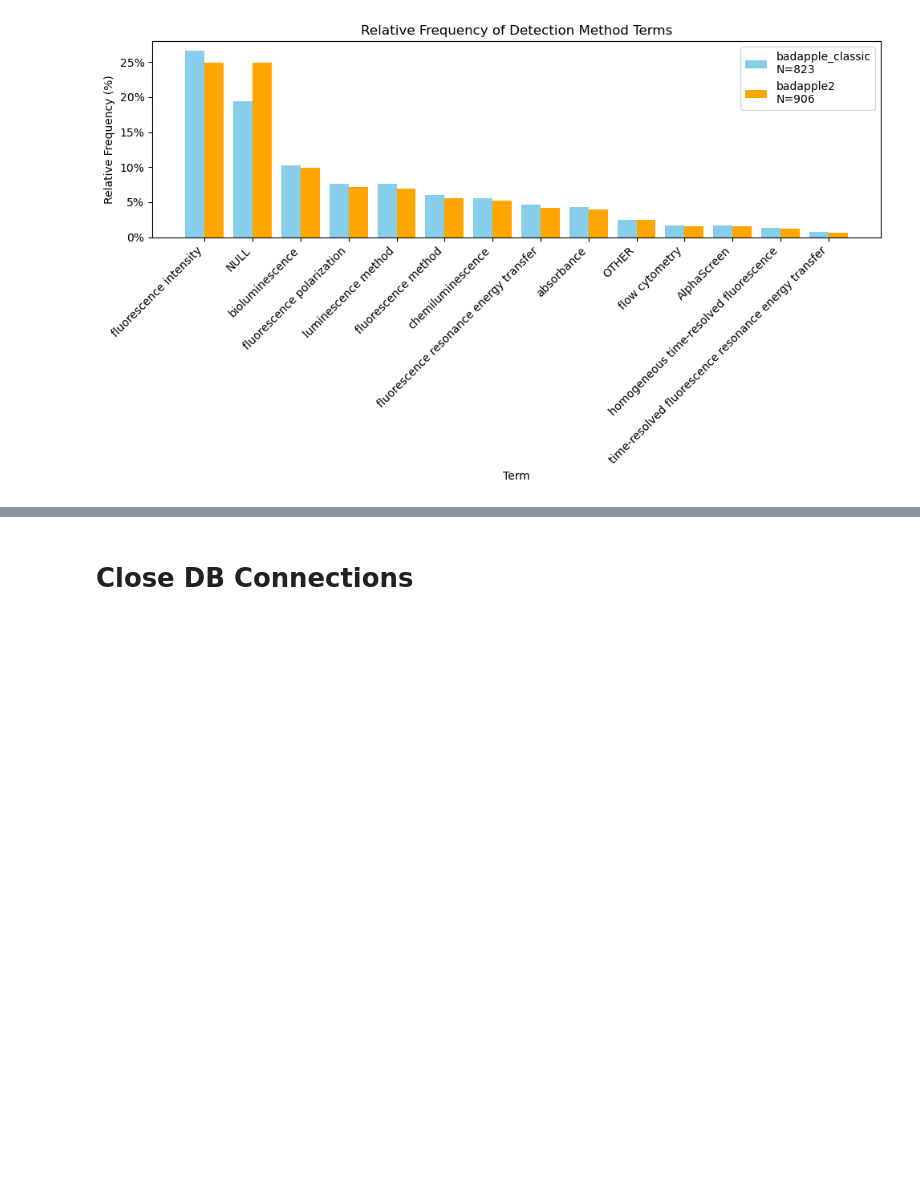
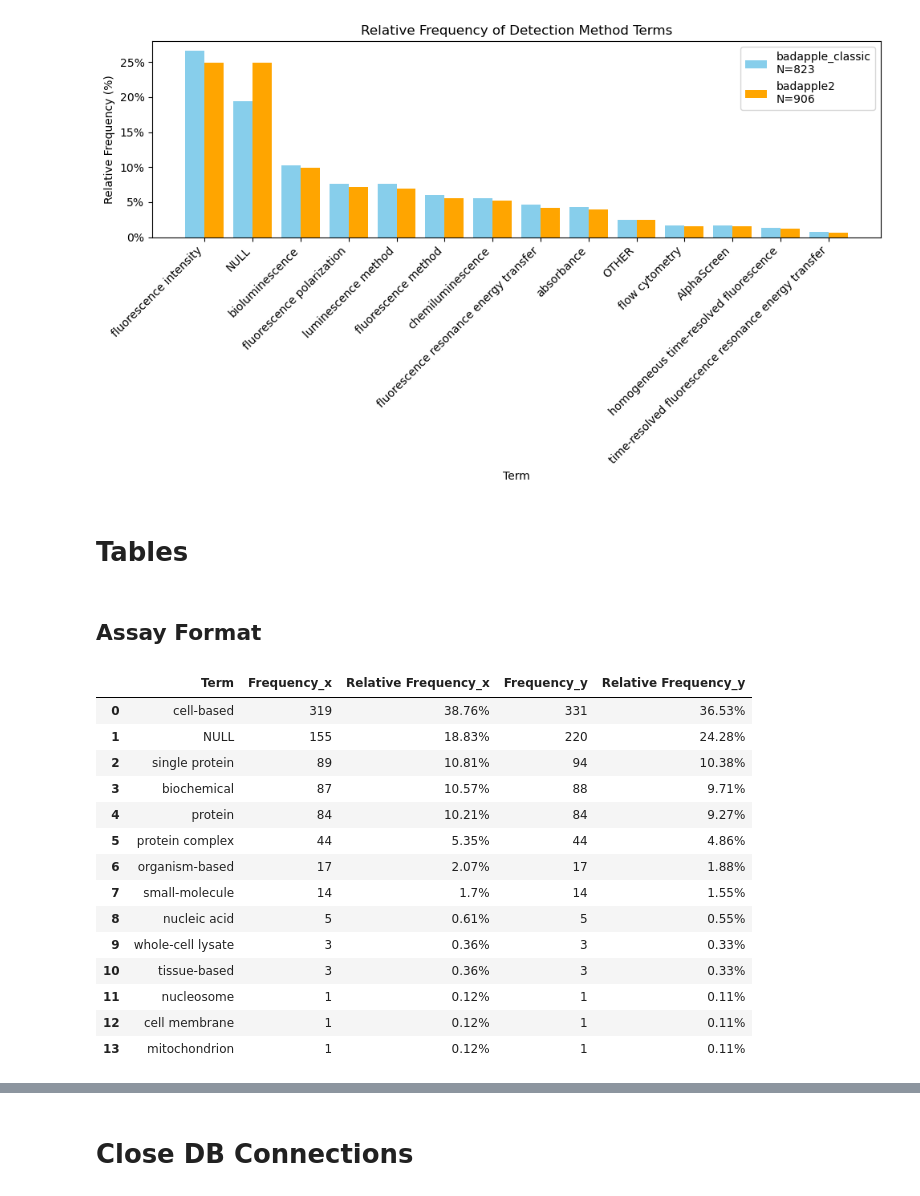
Before and after one commit to unmtransinfo/Badapple2, a Jupyter notebook: src/notebooks/badapple2-vs-classic_assay_annotations.ipynb, the cells around one changed output, grey strips where cells are left out. Drawn from its saved outputs; the diff is of its cells as text; code cells hidden in the pictures; blank space fills up the shorter version.

```diff
--- a/src/notebooks/badapple2-vs-classic_assay_annotations.ipynb
+++ b/src/notebooks/badapple2-vs-classic_assay_annotations.ipynb
@@ -282,2 +313,4 @@ plot_frequency_comparison(df1, df2, ORIGINAL_DB_NAME, COMPARISON_DB_NAME,
 # %% [output]
 [figure]
+# %% [markdown]
+# Tables
@@ -283,0 +320,25 @@ plot_frequency_comparison(df1, df2, ORIGINAL_DB_NAME, COMPARISON_DB_NAME,
+# %% [markdown]
+## Assay Format
+# %%
+fill_in_rel_frequency(format_df1)
+fill_in_rel_frequency(format_df2)
+format_rel_freq(format_df1)
+format_rel_freq(format_df2)
+format_df = pd.merge(format_df1, format_df2, on="Term")
+format_df
+# %% [output]
+|  | Term | Frequency_x | Relative Frequency_x | Frequency_y | Relative Frequency_y |
+| 0 | cell-based | 319 | 38.76% | 331 | 36.53% |
+| 1 | NULL | 155 | 18.83% | 220 | 24.28% |
+| 2 | single protein | 89 | 10.81% | 94 | 10.38% |
+| 3 | biochemical | 87 | 10.57% | 88 | 9.71% |
+| 4 | protein | 84 | 10.21% | 84 | 9.27% |
+| 5 | protein complex | 44 | 5.35% | 44 | 4.86% |
+| 6 | organism-based | 17 | 2.07% | 17 | 1.88% |
+| 7 | small-molecule | 14 | 1.7% | 14 | 1.55% |
+| 8 | nucleic acid | 5 | 0.61% | 5 | 0.55% |
+| 9 | whole-cell lysate | 3 | 0.36% | 3 | 0.33% |
+| 10 | tissue-based | 3 | 0.36% | 3 | 0.33% |
+| 11 | nucleosome | 1 | 0.12% | 1 | 0.11% |
+| 12 | cell membrane | 1 | 0.12% | 1 | 0.11% |
+| 13 | mitochondrion | 1 | 0.12% | 1 | 0.11% |
```
Also changed, not shown: parts of 21 cells of this notebook.
